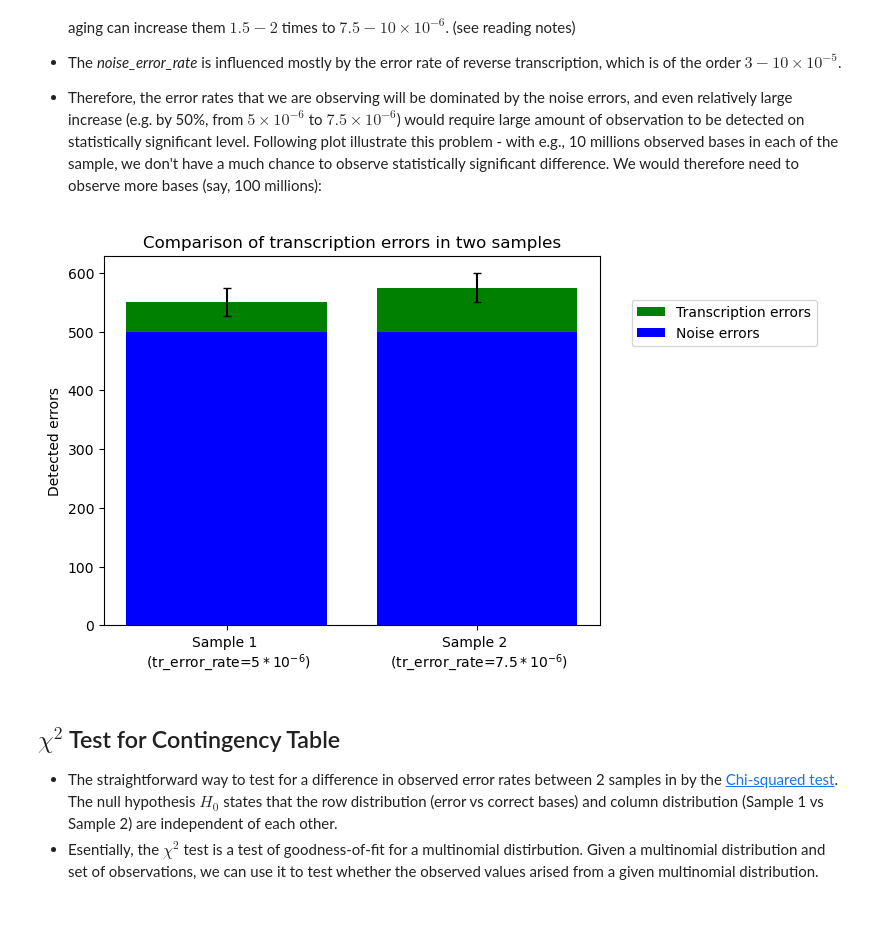
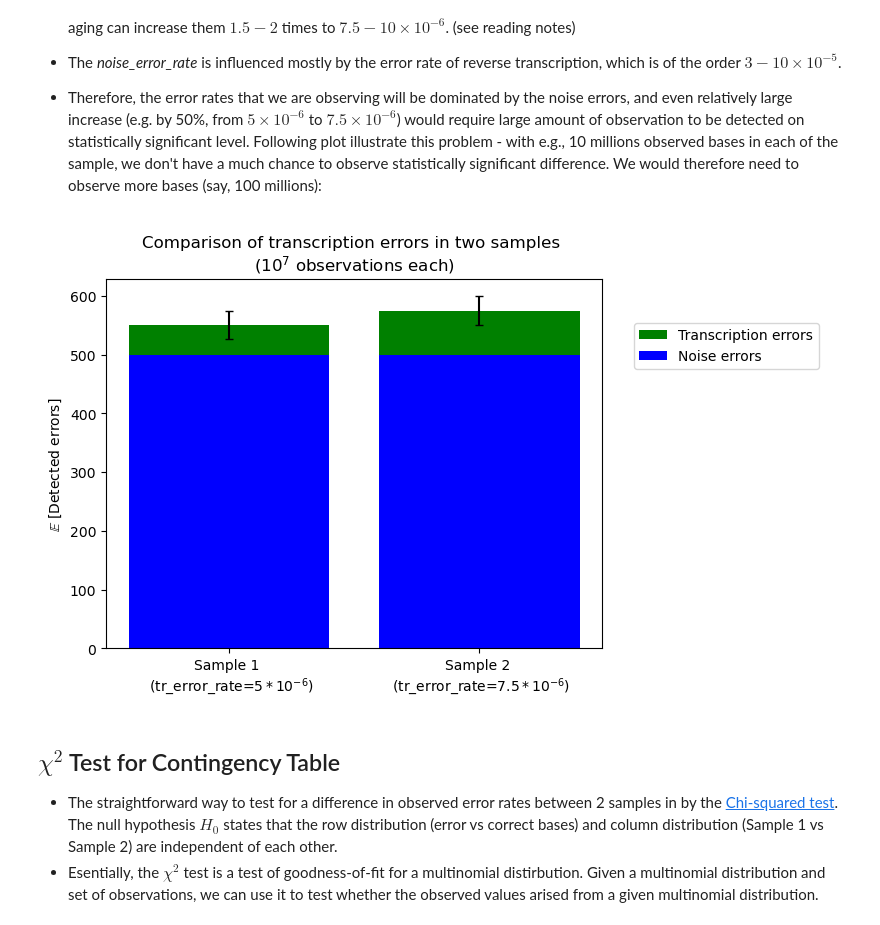
Before and after one commit to jkoubele/phd-stuff, a Jupyter notebook: 02_power_analysis/statistical_and_power_analysis.ipynb, the cells around one changed output. Saved outputs shown, nothing was run; the diff lists cells and outputs as text; code cells hidden in the pictures.

Commit message:
Small changes in plot titles.

```diff
--- a/02_power_analysis/statistical_and_power_analysis.ipynb
+++ b/02_power_analysis/statistical_and_power_analysis.ipynb
@@ -23,33 +23,33 @@
 # %%
 import matplotlib.pyplot as plt
 import numpy as np
 
 num_observations = 1 * 1e7
 noise_error_rate = 5 * 1e-5
 tr_error_rate_1 = 5 * 1e-6
 tr_error_rate_2 = 7.5 * 1e-6
 
 std_1 = np.sqrt(num_observations * (tr_error_rate_1 + noise_error_rate) * (1 - tr_error_rate_1 + noise_error_rate))
 std_2 = np.sqrt(num_observations * (tr_error_rate_2 + noise_error_rate) * (1 - tr_error_rate_2 + noise_error_rate))
 
 sample_1_name = 'Sample 1 \n (tr_error_rate=$5 * 10^{-6})$'
 sample_2_name = 'Sample 2 \n (tr_error_rate=$7.5 * 10^{-6})$'
 
 plt.bar(sample_1_name, num_observations * (tr_error_rate_1 + noise_error_rate),
         color='green', capsize=3, label='Transcription errors', yerr=std_1)
 plt.bar(sample_1_name, num_observations * (noise_error_rate), color='blue', label='Noise errors')
 
 plt.bar(sample_2_name, num_observations * (tr_error_rate_2 + noise_error_rate),
         color='green', capsize=3, yerr=std_2)
 plt.bar(sample_2_name, num_observations * (noise_error_rate), color='blue')
 
-plt.ylabel('Detected errors')
-plt.title('Comparison of transcription errors in two samples')
+plt.ylabel('$\mathbb{E}$ [Detected errors]')
+plt.title('Comparison of transcription errors in two samples \n'+r'($10^7$ observations each)')
 ax = plt.gca()
 plt.legend(bbox_to_anchor=(1.05, 0.9), bbox_transform=ax.transAxes)
 plt.show()
 # %% [output]
-[figure, old version]
+[figure, new version]
 # %% [markdown]
 ## $\chi^2$ Test for Contingency Table
 - The straightforward way to test for a difference in observed error rates between 2 samples in by the [Chi-squared test](https://en.wikipedia.org/wiki/Chi-squared_test). The null hypothesis $H_0$ states that the row distribution (error vs correct bases) and column distribution (Sample 1 vs Sample 2) are independent of each other.
```
Also changed, not shown: parts of 4 cells of this notebook.
